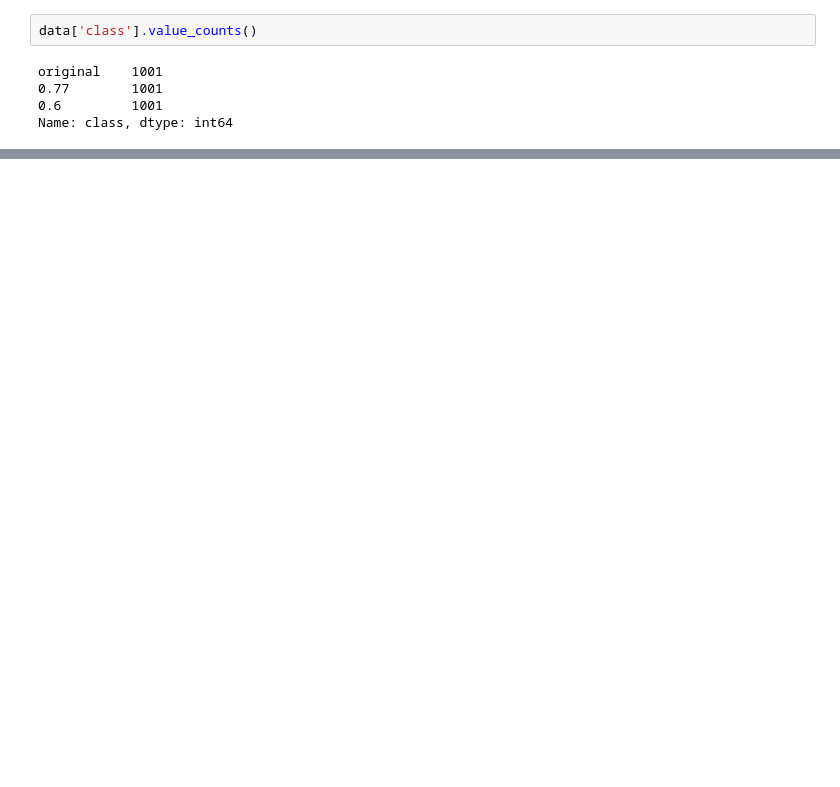
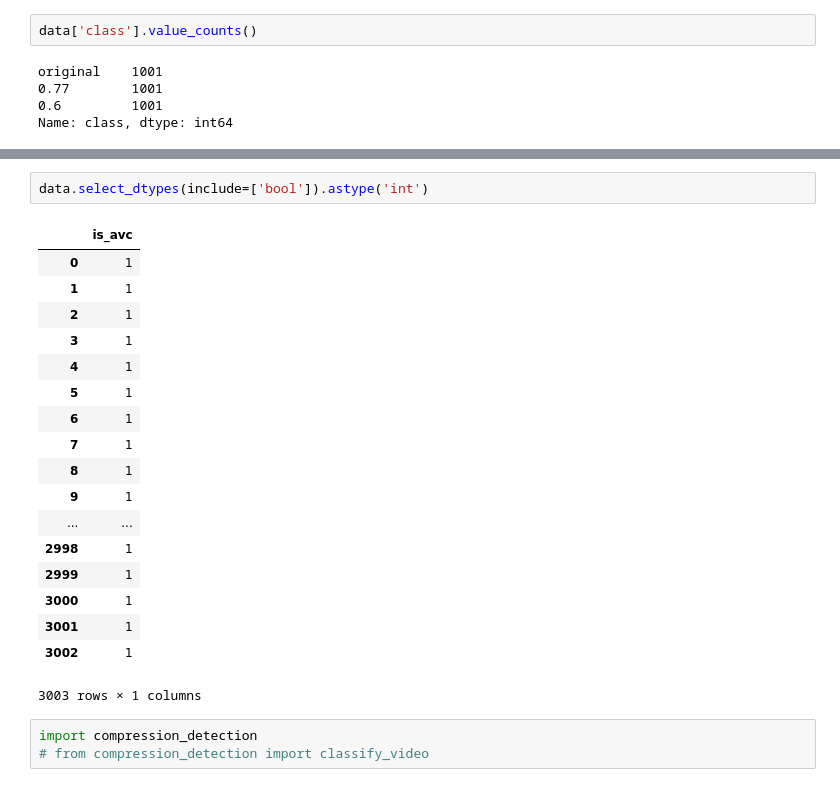
Before and after one commit to Baukebrenninkmeijer/FakeFynder-Hackathon-for-Good-2019, a Jupyter notebook: compression_detection/dev.ipynb, the cells around one changed output, grey strips where cells are left out. Saved outputs shown, nothing was run; the diff lists cells and outputs as text; blank space fills up the shorter version.

```diff
--- a/compression_detection/dev.ipynb
+++ b/compression_detection/dev.ipynb
@@ -369,0 +371,24 @@ Model saved. Model score: 0.6888519134775375
+# %%
+data.select_dtypes(include=['bool']).astype('int')
+# %% [output]
+|  | is_avc |
+| 0 | 1 |
+| 1 | 1 |
+| 2 | 1 |
+| 3 | 1 |
+| 4 | 1 |
+| 5 | 1 |
+| 6 | 1 |
+| 7 | 1 |
+| 8 | 1 |
+| 9 | 1 |
+| ... | ... |
+| 2998 | 1 |
+| 2999 | 1 |
+| 3000 | 1 |
+| 3001 | 1 |
+| 3002 | 1 |
+3003 rows × 1 columns
+# %%
+import compression_detection
+# from compression_detection import classify_video
```
Also changed, not shown: parts of 6 cells of this notebook, 10 other files.
